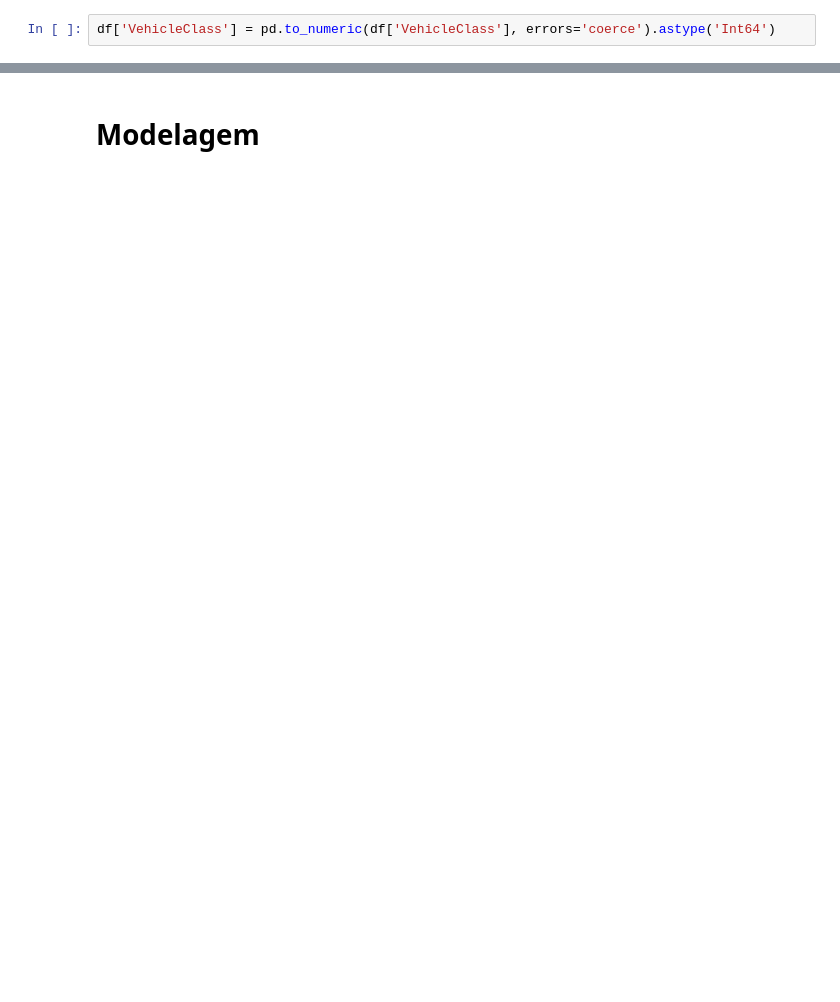
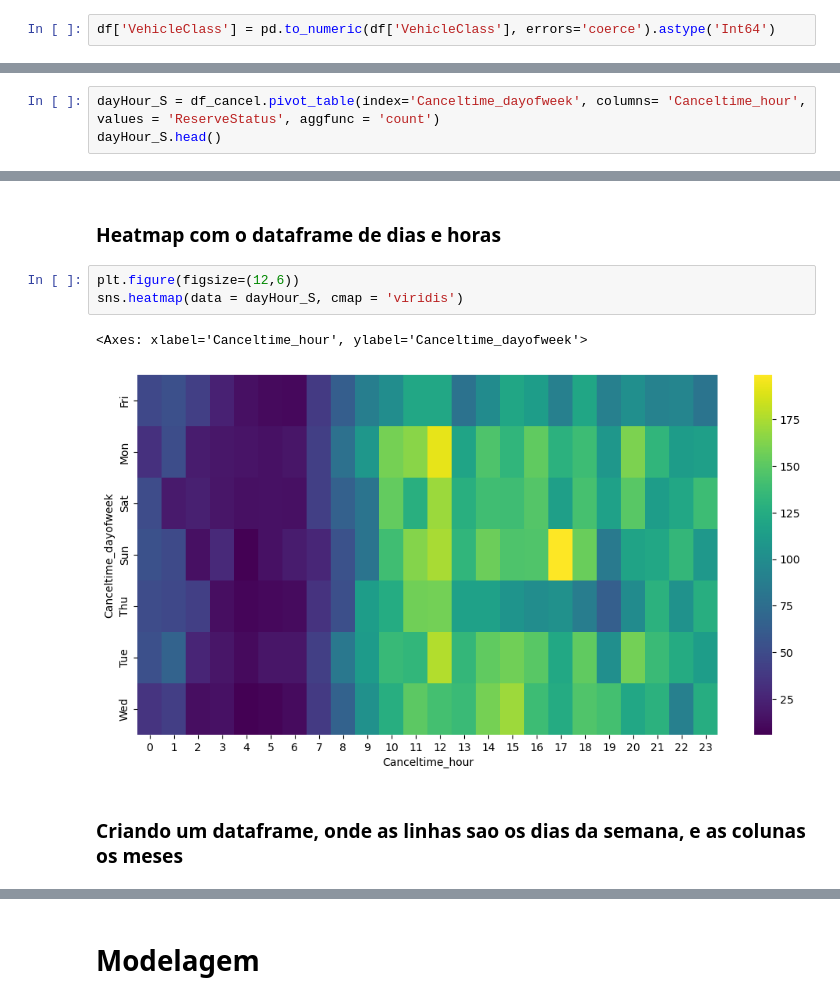
Before and after one commit to Passaret/Case2, a Jupyter notebook: Travel Ticket Cancellations for Risk Management.ipynb, the cells around one changed output, grey strips where cells are left out. Cells and saved outputs as stored; diff of their text form; blank space fills up the shorter version.

```diff
--- a/Travel Ticket Cancellations for Risk Management.ipynb
+++ b/Travel Ticket Cancellations for Risk Management.ipynb
@@ -236,0 +332,3 @@ df.loc[df['Vehicle'] == 'Train', 'VehicleClass'] = predicted_classes
+# %%
+dayHour_S = df_cancel.pivot_table(index='Canceltime_dayofweek', columns= 'Canceltime_hour', values = 'ReserveStatus', aggfunc = 'count')
+dayHour_S.head()
@@ -236,0 +344,10 @@ df.loc[df['Vehicle'] == 'Train', 'VehicleClass'] = predicted_classes
+# %% [markdown]
+### Heatmap com o dataframe de dias e horas
+# %%
+plt.figure(figsize=(12,6))
+sns.heatmap(data = dayHour_S, cmap = 'viridis')
+# %% [output]
+<Axes: xlabel='Canceltime_hour', ylabel='Canceltime_dayofweek'>
+[figure, added]
+# %% [markdown]
+### Criando um dataframe, onde as linhas sao os dias da semana, e as colunas os meses
```
Also changed, not shown: parts of 105 cells of this notebook.
